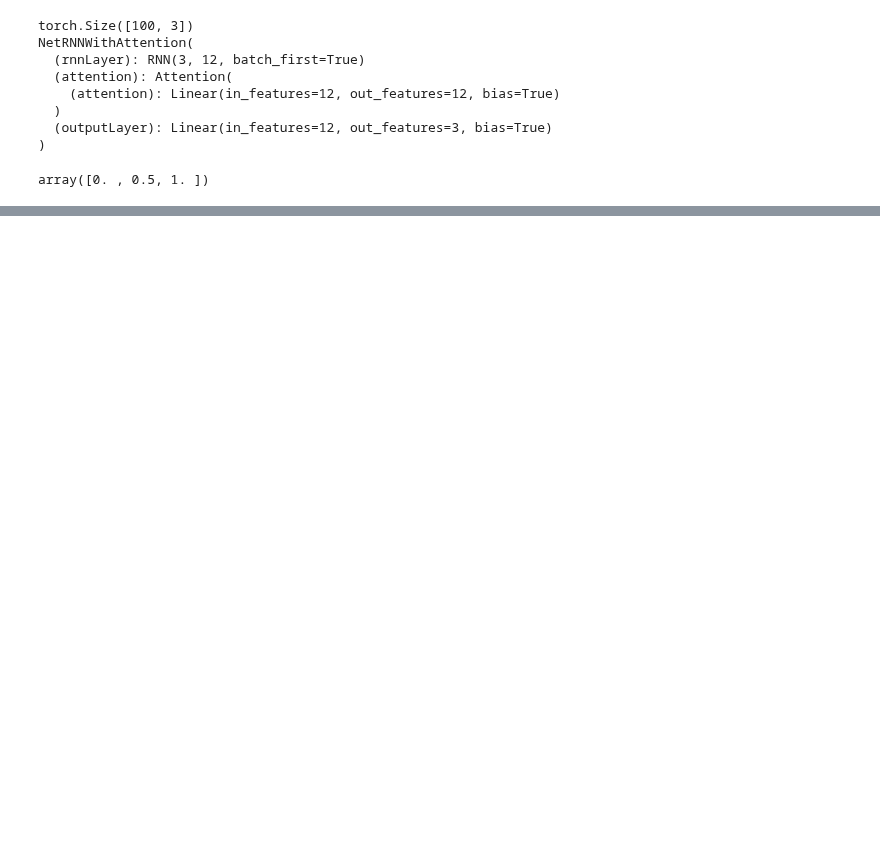
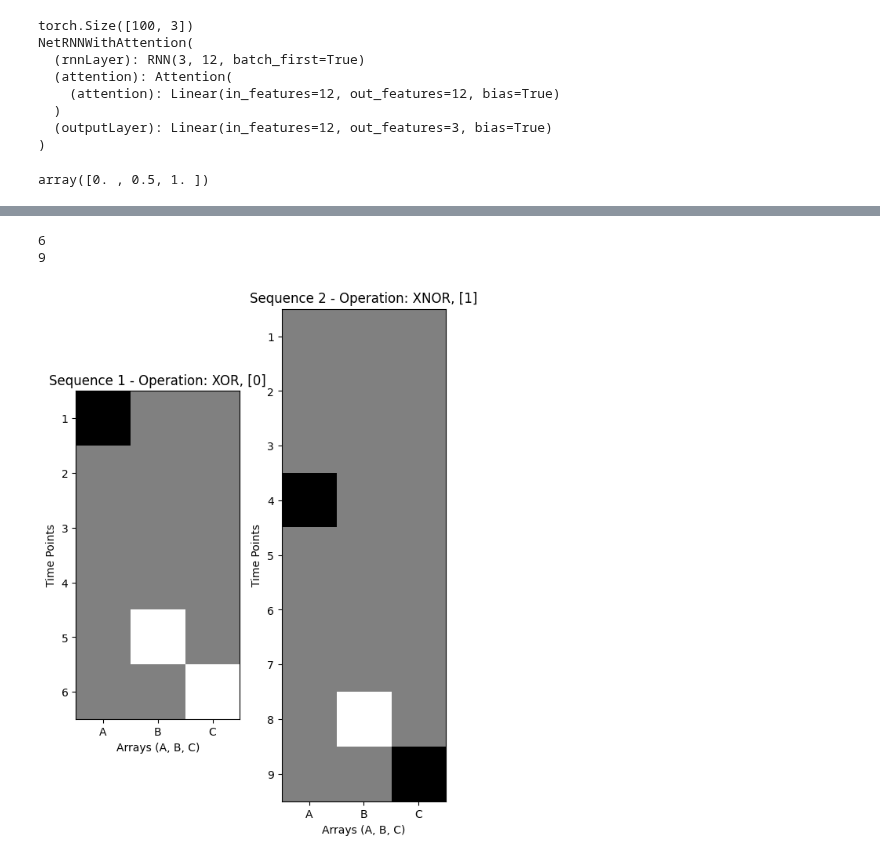
Before and after one commit to Ahmadar91/Master-sThesis, a Jupyter notebook: Trial.ipynb, the cells around one changed output, grey strips where cells are left out. Drawn from its saved outputs; the diff is of its cells as text; code cells hidden in the pictures; blank space fills up the shorter version.

Commit message:
added new data logic

```diff
--- a/Trial.ipynb
+++ b/Trial.ipynb
@@ -255,0 +432,6 @@ RNN 5 19 181
+# %%
+num_seq= 2
+array_min_length = 5
+array_max_length = 10
+sequences, labels  = generateTrainData(num_seq, array_min_length,array_max_length)
+sequences, labels
@@ -255,0 +456,52 @@ RNN 5 19 181
+# %%
+print(len(sequences[0]))
+print(len(sequences[1]))
+# %% [output]
+6
+9
+# %%
+# Assuming sequences and labels are already generated using generateTrainData
+num_samples = len(sequences)  # Number of samples to display
+
+# Plotting
+# Adjust the figure size to accommodate horizontal layout
+plt.figure(figsize=(3 * num_samples, 15))
+
+for i, (seq, label) in enumerate(zip(sequences, labels)):
+    # Reshape each sequence for visualization
+    reshaped_sequence = seq  # Use the sequence as it is
+
+    # Add a subplot for each sequence in a horizontal layout
+    ax = plt.subplot(1, num_samples, i + 1)
+    img = ax.imshow(reshaped_sequence, cmap='gray', vmin=0.0, vmax=1.0)
+
+    # Determine the operation title based on the label
+    operation_title = "XOR" if label == 0 else "XNOR"
+
+    # Setting the title with the operation label
+    ax.set_title(f"Sequence {i+1} - Operation: {operation_title}, {label}")
+
+    # Setting labels for features (X-axis) and detailed time points (Y-axis)
+    ax.set_xlabel("Arrays (A, B, C)")
+    ax.set_ylabel("Time Points")
+
+    # Setting tick marks for each array on the X-axis
+    ax.set_xticks(range(3))
+    ax.set_xticklabels(['A', 'B', 'C'])
+
+    # Setting tick marks for each time point on the Y-axis
+    # Here, the number of ticks should be equal to the length of the sequence (number of rows)
+    ax.set_yticks(range(reshaped_sequence.shape[0]))
+    ax.set_yticklabels([f"{j+1}" for j in range(reshaped_sequence.shape[0])])
+
+# Adding a colorbar as the key, placed at the side
+# cbar_ax = plt.gcf().add_axes([0.93, 0.15, 0.02, 0.7])  # Adjust these values as needed for positioning
+# cbar = plt.colorbar(img, cax=cbar_ax)
+# cbar.set_ticks([0, 1])
+# cbar.set_ticklabels(['0 (Black)', '1 (White)'])
+
+# Adjust the main figure to make room for the colorbar
+plt.tight_layout(rect=[0, 0, 0.9, 1])
+plt.show()
+# %% [output]
+[figure, added]
```
Also changed, not shown: parts of 11 cells of this notebook.
